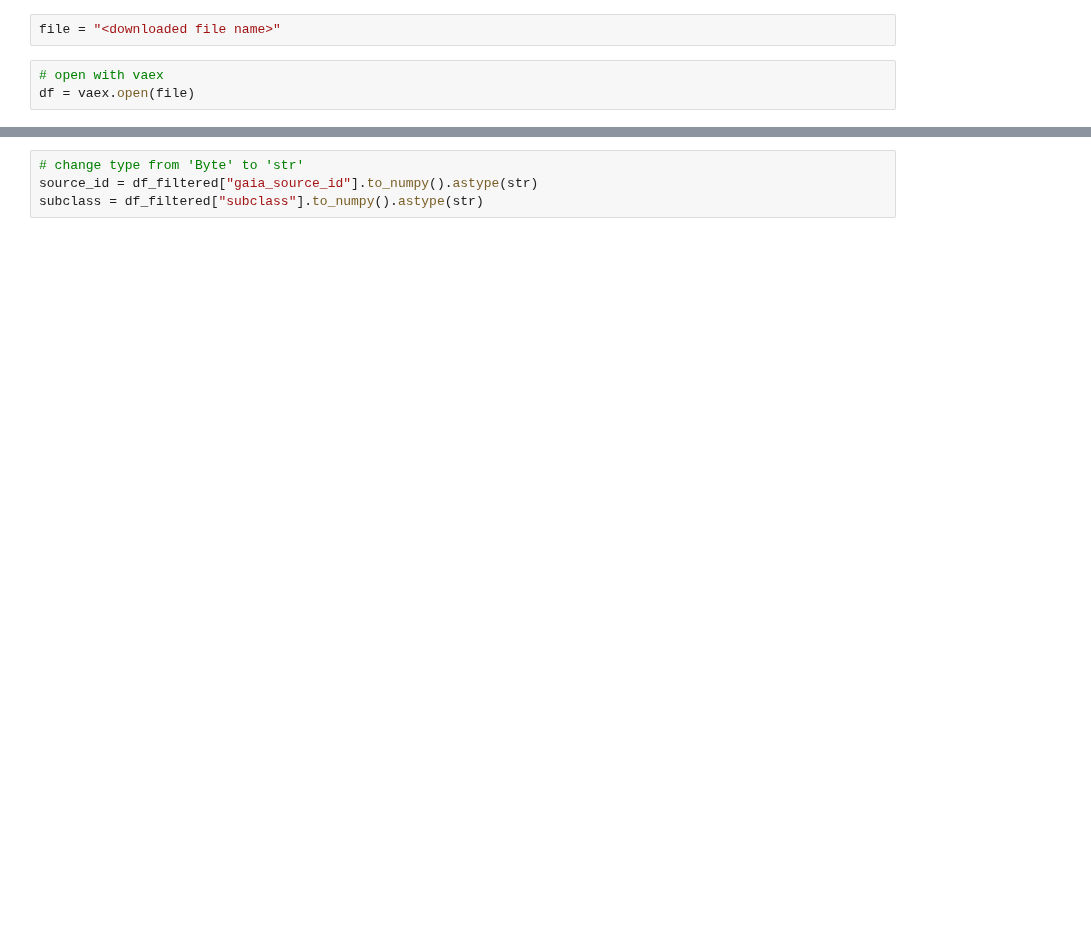
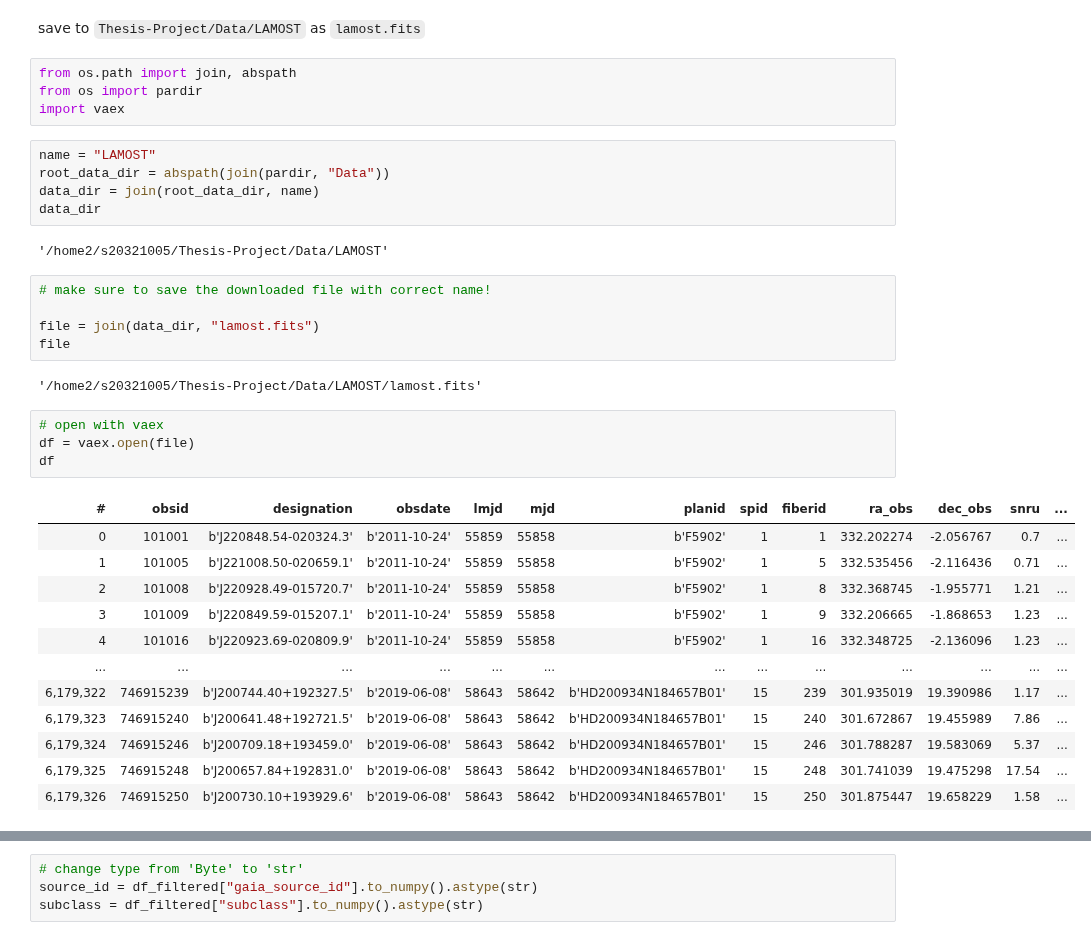
Before and after one commit to Alisyaifudin/Thesis-Project, a Jupyter notebook: 1. Collecting Data/1.5. LAMOST DR7.ipynb, the cells around one changed output, grey strips where cells are left out. Cells and saved outputs as stored; diff of their text form; blank space fills up the shorter version.

Commit message:
lamost

```diff
--- a/1. Collecting Data/1.5. LAMOST DR7.ipynb
+++ b/1. Collecting Data/1.5. LAMOST DR7.ipynb
@@ -7,8 +5,40 @@ import vaex
-# %%
-file = "<downloaded file name>"
+# %% [markdown]
+save to `Thesis-Project/Data/LAMOST` as `lamost.fits`
+# %%
+from os.path import join, abspath
+from os import pardir
+import vaex
+# %%
+name = "LAMOST"
+root_data_dir = abspath(join(pardir, "Data"))
+data_dir = join(root_data_dir, name)
+data_dir
+# %% [output]
+'/home2/s20321005/Thesis-Project/Data/LAMOST'
+# %%
+# make sure to save the downloaded file with correct name!
+
+file = join(data_dir, "lamost.fits")
+file
+# %% [output]
+'/home2/s20321005/Thesis-Project/Data/LAMOST/lamost.fits'
 # %%
 # open with vaex
 df = vaex.open(file)
+df
+# %% [output]
+| # | obsid | designation | obsdate | lmjd | mjd | planid | spid | fiberid | ra_obs | dec_obs | snru | ... |
+| 0 | 101001 | b'J220848.54-020324.3' | b'2011-10-24' | 55859 | 55858 | b'F5902' | 1 | 1 | 332.202274 | -2.056767 | 0.7 | ... |
+| 1 | 101005 | b'J221008.50-020659.1' | b'2011-10-24' | 55859 | 55858 | b'F5902' | 1 | 5 | 332.535456 | -2.116436 | 0.71 | ... |
+| 2 | 101008 | b'J220928.49-015720.7' | b'2011-10-24' | 55859 | 55858 | b'F5902' | 1 | 8 | 332.368745 | -1.955771 | 1.21 | ... |
+| 3 | 101009 | b'J220849.59-015207.1' | b'2011-10-24' | 55859 | 55858 | b'F5902' | 1 | 9 | 332.206665 | -1.868653 | 1.23 | ... |
+| 4 | 101016 | b'J220923.69-020809.9' | b'2011-10-24' | 55859 | 55858 | b'F5902' | 1 | 16 | 332.348725 | -2.136096 | 1.23 | ... |
+| ... | ... | ... | ... | ... | ... | ... | ... | ... | ... | ... | ... | ... |
+| 6,179,322 | 746915239 | b'J200744.40+192327.5' | b'2019-06-08' | 58643 | 58642 | b'HD200934N184657B01' | 15 | 239 | 301.935019 | 19.390986 | 1.17 | ... |
+| 6,179,323 | 746915240 | b'J200641.48+192721.5' | b'2019-06-08' | 58643 | 58642 | b'HD200934N184657B01' | 15 | 240 | 301.672867 | 19.455989 | 7.86 | ... |
+| 6,179,324 | 746915246 | b'J200709.18+193459.0' | b'2019-06-08' | 58643 | 58642 | b'HD200934N184657B01' | 15 | 246 | 301.788287 | 19.583069 | 5.37 | ... |
+| 6,179,325 | 746915248 | b'J200657.84+192831.0' | b'2019-06-08' | 58643 | 58642 | b'HD200934N184657B01' | 15 | 248 | 301.741039 | 19.475298 | 17.54 | ... |
+| 6,179,326 | 746915250 | b'J200730.10+193929.6' | b'2019-06-08' | 58643 | 58642 | b'HD200934N184657B01' | 15 | 250 | 301.875447 | 19.658229 | 1.58 | ... |
 # %%
 # extract the following columns
 cols = ["subclass","teff", "teff_err", "logg", "logg_err", "feh", "feh_err", "rv", "rv_err", "alpha_m", "alpha_m_err", "gaia_source_id"]
```
Also changed, not shown: parts of 9 cells of this notebook.
